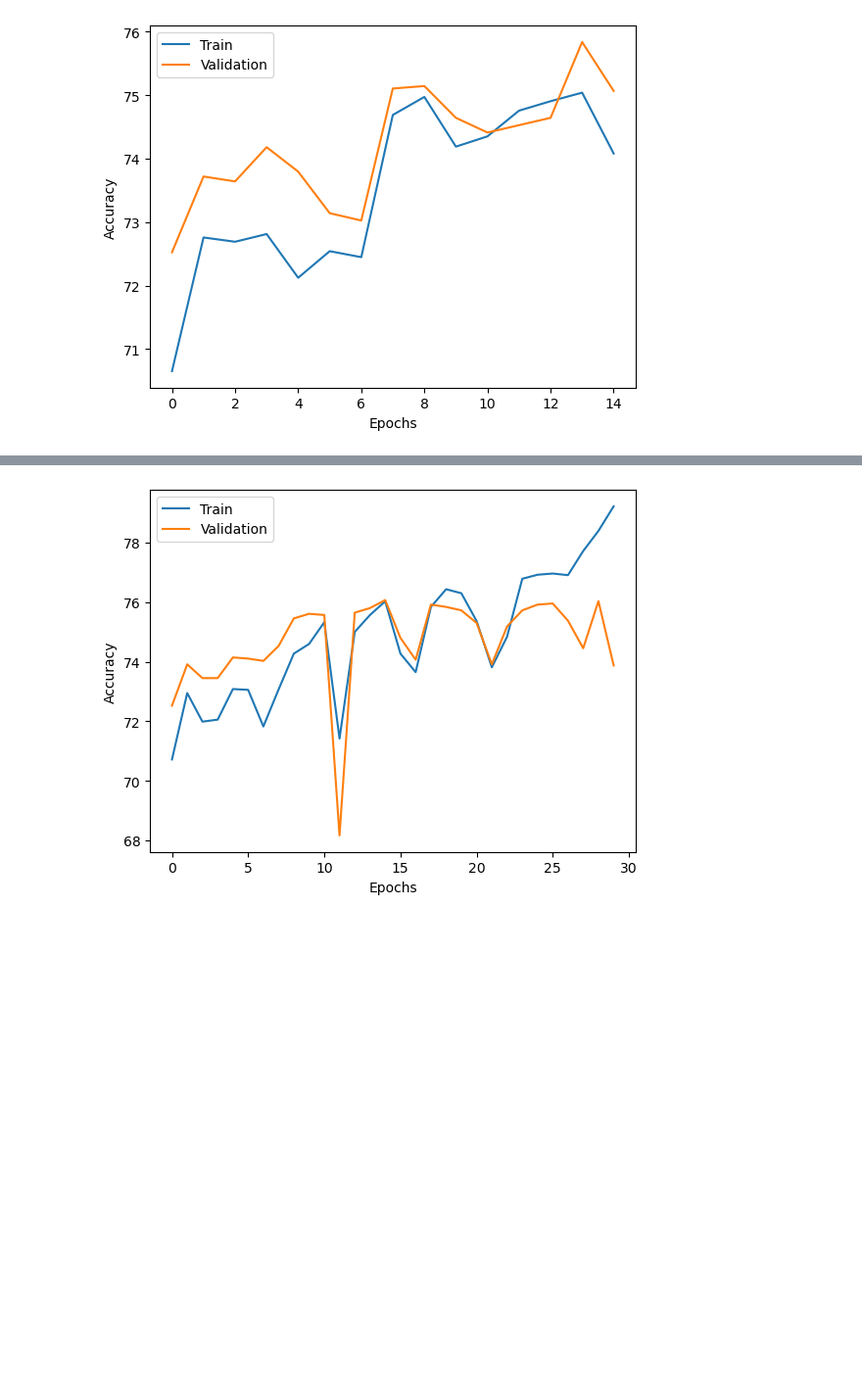
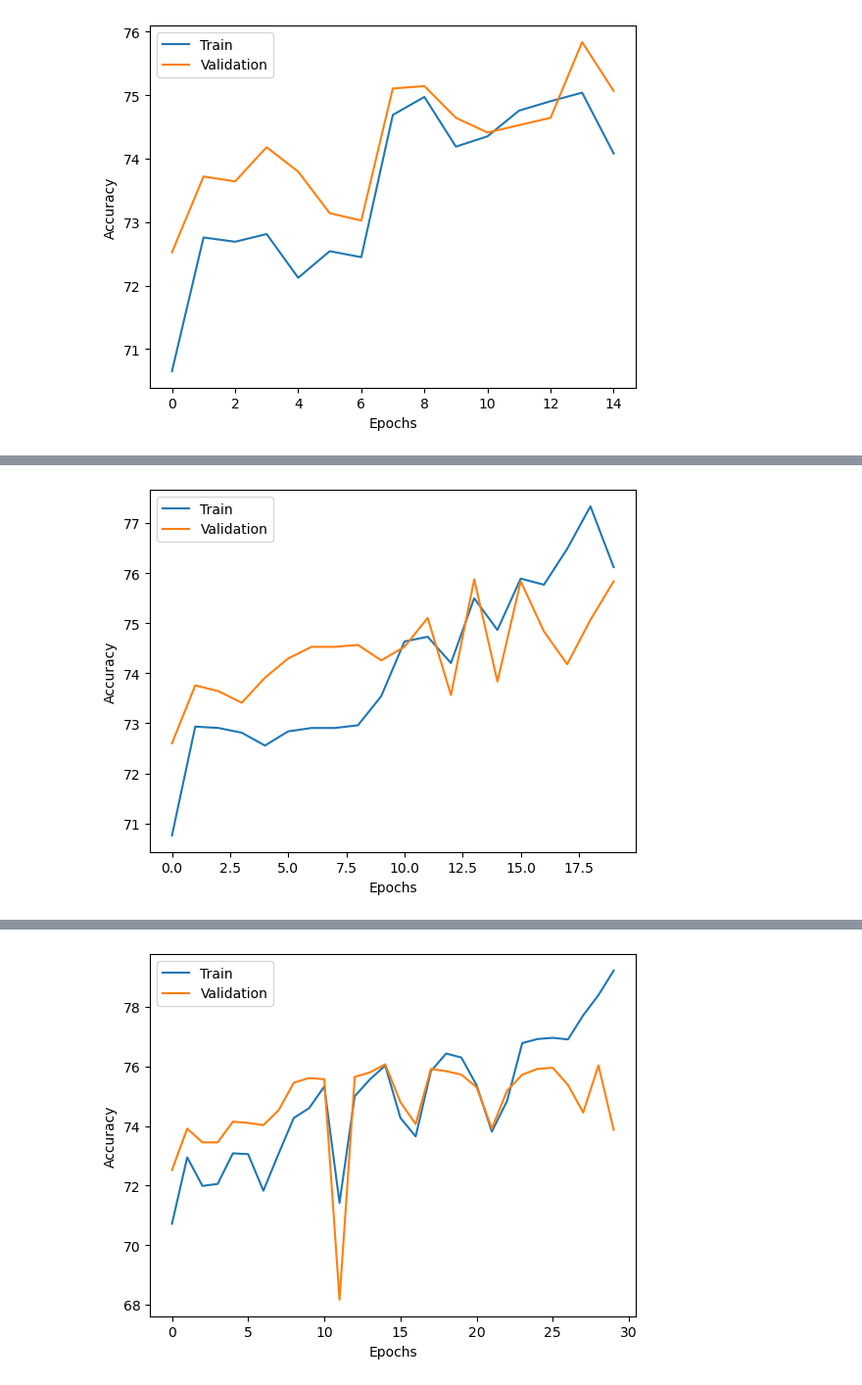
Before and after one commit to rohinidat/2-CHL5230-F23, a Jupyter notebook: Datathon5_LSTM_obj1.ipynb, the cells around one changed output, grey strips where cells are left out. Shown at 98% size. Saved outputs shown, nothing was run; the diff lists cells and outputs as text; code cells hidden in the pictures; blank space fills up the shorter version.

```diff
--- a/Datathon5_LSTM_obj1.ipynb
+++ b/Datathon5_LSTM_obj1.ipynb
@@ -521,3 +679,13 @@ plt.show()
+# %%
+# Plot training and validation accuracy over epochs
+plt.plot([i for i in range(len(train_accuracy_list))], train_accuracy_list, label="Train")
+plt.plot([i for i in range(len(validation_accuracy_list))], validation_accuracy_list, label="Validation")
+plt.legend(loc="upper left")
+plt.xlabel('Epochs')
+plt.ylabel('Accuracy')
+plt.show()
+# %% [output]
+[figure, added]
 # %%
 # Hyperparameters
 input_size = X_train.shape[2]
```
Also changed, not shown: parts of 12 cells of this notebook.
